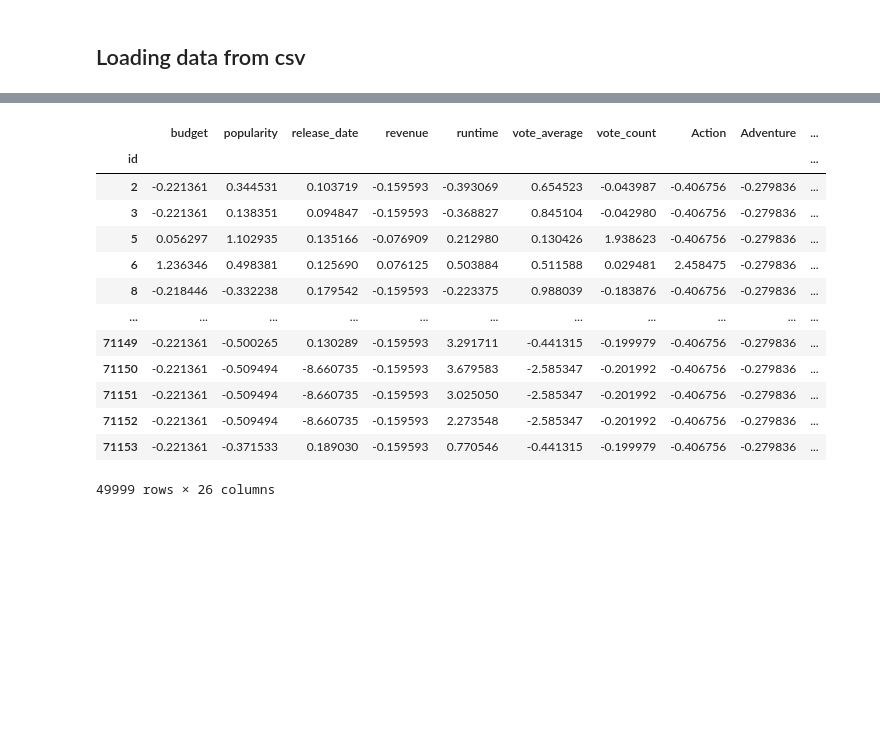
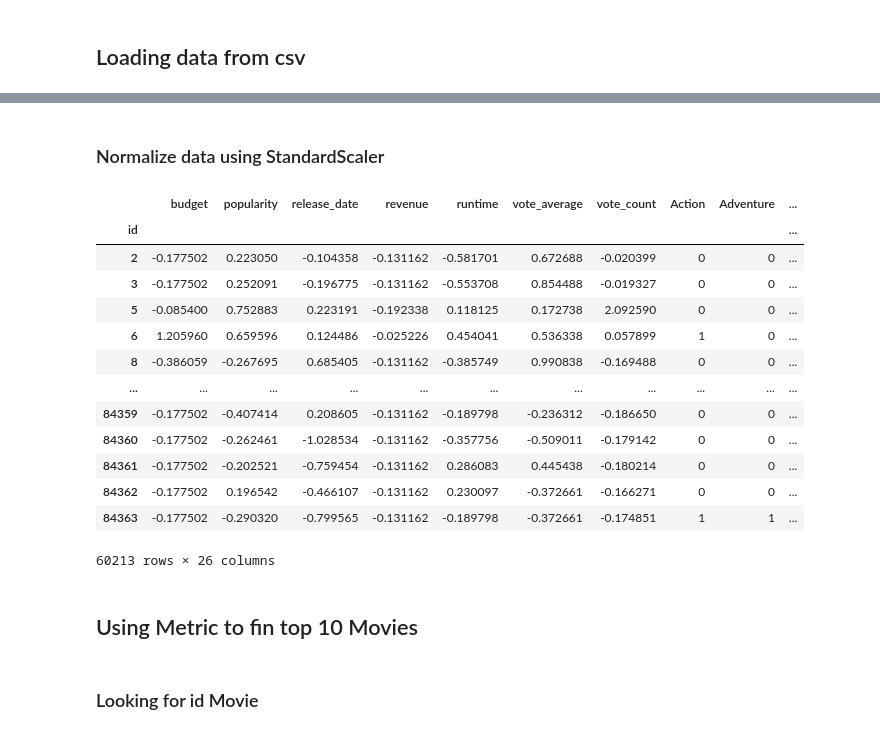
Before and after one commit to juanagsolano/content_based_filtering, a Jupyter notebook: ml_model.ipynb, the cells around one changed output, grey strips where cells are left out. Drawn from its saved outputs; the diff is of its cells as text; code cells hidden in the pictures; blank space fills up the shorter version.

```diff
--- a/ml_model.ipynb
+++ b/ml_model.ipynb
@@ -34,0 +40,15 @@ df
+# %%
+import re
+def find_1800(date):
+    """This function find for "yyyy-mm-dd" or "yyyy-dd-mm" format date.\n
+    Return a bool series list where true if are occurence."""
+    return bool(re.findall(r"[0-9]{4}-[0-9]{2}-[0-9]{2}",date))
+
+print("Rows to drop.")
+print(df["release_date"][df["release_date"].apply(find_1800)])
+drop_index = df["release_date"][df["release_date"].apply(find_1800)].index
+df.drop(drop_index,inplace=True)
+
+print("-----------------------------------------")
+print("Rows in 'yyyy-mm-dd' format after drop")
+print(df["release_date"][df["release_date"].apply(find_1800)])
@@ -76,9 +110,9 @@ df
 from datetime import datetime
 
 def date_to_ordinal(date):
-    """Date is in format %Y-%m-%d"""
-    if date != 0:
-        return datetime.strptime(date, "%Y-%m-%d").toordinal()
+    """Transform date in format %Y/%m/%d to ordinal date type."""
+    if date != "0":
+        return datetime.strptime(date, "%m/%d/%Y").toordinal()
     else:
         return 0
 
@@ -103,0 +140,4 @@ df
+# %%
+release_date_mean = int(df["release_date"].mean())
+df["release_date"].replace(0,release_date_mean,inplace=True)
+df
@@ -104,23 +159,37 @@ df
+# %% [markdown]
+### Normalize data using StandardScaler
 # %%
 from sklearn.preprocessing import StandardScaler
+
+# Create scaler object (x-mu)/sigma
 scaler = StandardScaler()
-scaler.fit(df)
-df_standard = pd.DataFrame(scaler.transform(df),columns=df.columns)
+# Just normalize first 7 columns
+scaler.fit(df.iloc[:, :7])
+
+#Create new pandas dataframe
+df_standard = pd.DataFrame(scaler.transform(df.iloc[:,:7]),columns=df.iloc[:,:7].columns)
 df_standard["id"] = df.index
 df_standard.set_index("id",inplace=True)
+
+# Concat standar dataframe (first 7 columns) with df[:,7:]
+df_standard = pd.concat([df_standard,df.iloc[:,7:]],axis=1)
 df_standard
 # %% [output]
 |  | budget | popularity | release_date | revenue | runtime | vote_average | vote_count | Action | Adventure | ... |
 | id |  |  |  |  |  |  |  |  |  | ... |
-| 2 | -0.221361 | 0.344531 | 0.103719 | -0.159593 | -0.393069 | 0.654523 | -0.043987 | -0.406756 | -0.279836 | ... |
-| 3 | -0.221361 | 0.138351 | 0.094847 | -0.159593 | -0.368827 | 0.845104 | -0.042980 | -0.406756 | -0.279836 | ... |
-| 5 | 0.056297 | 1.102935 | 0.135166 | -0.076909 | 0.212980 | 0.130426 | 1.938623 | -0.406756 | -0.279836 | ... |
-| 6 | 1.236346 | 0.498381 | 0.125690 | 0.076125 | 0.503884 | 0.511588 | 0.029481 | 2.458475 | -0.279836 | ... |
-| 8 | -0.218446 | -0.332238 | 0.179542 | -0.159593 | -0.223375 | 0.988039 | -0.183876 | -0.406756 | -0.279836 | ... |
+| 2 | -0.177502 | 0.223050 | -0.104358 | -0.131162 | -0.581701 | 0.672688 | -0.020399 | 0 | 0 | ... |
+| 3 | -0.177502 | 0.252091 | -0.196775 | -0.131162 | -0.553708 | 0.854488 | -0.019327 | 0 | 0 | ... |
+| 5 | -0.085400 | 0.752883 | 0.223191 | -0.192338 | 0.118125 | 0.172738 | 2.092590 | 0 | 0 | ... |
+| 6 | 1.205960 | 0.659596 | 0.124486 | -0.025226 | 0.454041 | 0.536338 | 0.057899 | 1 | 0 | ... |
+| 8 | -0.386059 | -0.267695 | 0.685405 | -0.131162 | -0.385749 | 0.990838 | -0.169488 | 0 | 0 | ... |
 | ... | ... | ... | ... | ... | ... | ... | ... | ... | ... | ... |
-| 71149 | -0.221361 | -0.500265 | 0.130289 | -0.159593 | 3.291711 | -0.441315 | -0.199979 | -0.406756 | -0.279836 | ... |
-| 71150 | -0.221361 | -0.509494 | -8.660735 | -0.159593 | 3.679583 | -2.585347 | -0.201992 | -0.406756 | -0.279836 | ... |
-| 71151 | -0.221361 | -0.509494 | -8.660735 | -0.159593 | 3.025050 | -2.585347 | -0.201992 | -0.406756 | -0.279836 | ... |
-| 71152 | -0.221361 | -0.509494 | -8.660735 | -0.159593 | 2.273548 | -2.585347 | -0.201992 | -0.406756 | -0.279836 | ... |
-| 71153 | -0.221361 | -0.371533 | 0.189030 | -0.159593 | 0.770546 | -0.441315 | -0.199979 | -0.406756 | -0.279836 | ... |
+| 84359 | -0.177502 | -0.407414 | 0.208605 | -0.131162 | -0.189798 | -0.236312 | -0.186650 | 0 | 0 | ... |
+| 84360 | -0.177502 | -0.262461 | -1.028534 | -0.131162 | -0.357756 | -0.509011 | -0.179142 | 0 | 0 | ... |
+| 84361 | -0.177502 | -0.202521 | -0.759454 | -0.131162 | 0.286083 | 0.445438 | -0.180214 | 0 | 0 | ... |
+| 84362 | -0.177502 | 0.196542 | -0.466107 | -0.131162 | 0.230097 | -0.372661 | -0.166271 | 0 | 0 | ... |
+| 84363 | -0.177502 | -0.290320 | -0.799565 | -0.131162 | -0.189798 | -0.372661 | -0.174851 | 1 | 1 | ... |
-49999 rows × 26 columns
+60213 rows × 26 columns
+# %% [markdown]
+## Using Metric to fin top 10 Movies
+# %% [markdown]
+### Looking for id Movie
```
Also changed, not shown: parts of 18 cells of this notebook, 1 other file.
